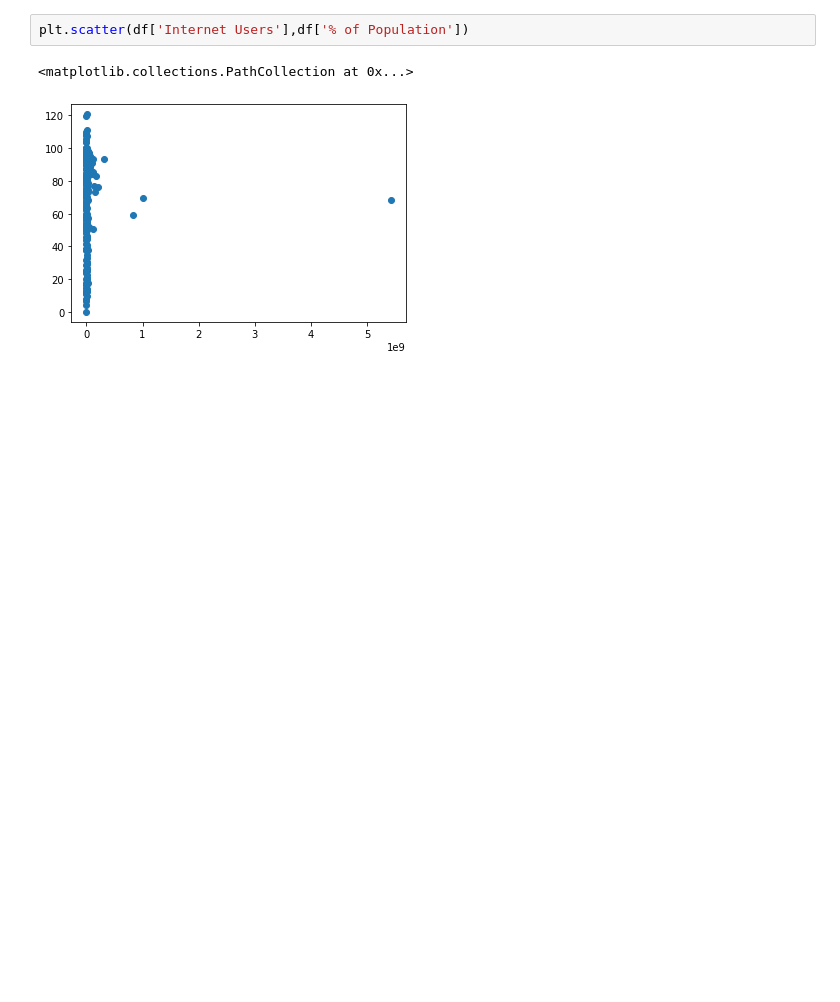
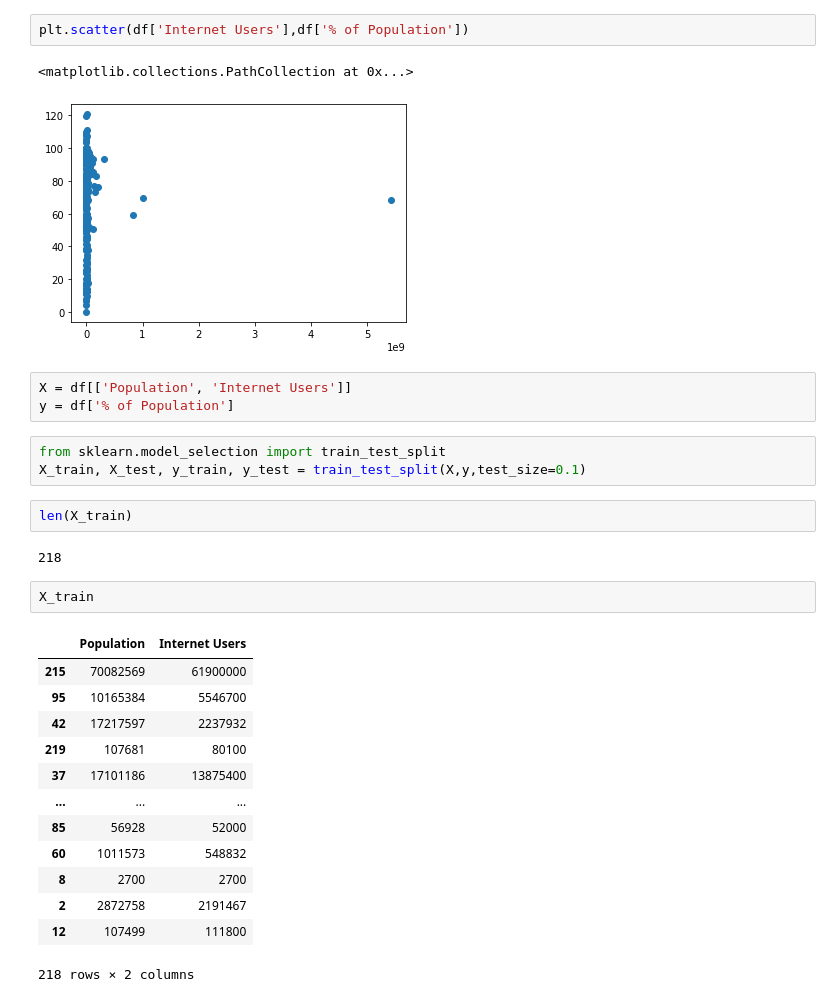
Before and after one commit to sanjibsinha/Machine-Learning-Primer, a Jupyter notebook: train_test_internet.ipynb, the cells around one changed output. Saved outputs shown, nothing was run; the diff lists cells and outputs as text; blank space fills up the shorter version.

```diff
--- a/train_test_internet.ipynb
+++ b/train_test_internet.ipynb
@@ -33,3 +33,29 @@ plt.scatter(df['Internet Users'],df['% of Population'])
 # %% [output]
 <matplotlib.collections.PathCollection at 0x...>
 [figure]
+# %%
+X = df[['Population', 'Internet Users']]
+y = df['% of Population']
+# %%
+from sklearn.model_selection import train_test_split
+X_train, X_test, y_train, y_test = train_test_split(X,y,test_size=0.1)
+# %%
+len(X_train)
+# %% [output]
+218
+# %%
+X_train
+# %% [output]
+|  | Population | Internet Users |
+| 215 | 70082569 | 61900000 |
+| 95 | 10165384 | 5546700 |
+| 42 | 17217597 | 2237932 |
+| 219 | 107681 | 80100 |
+| 37 | 17101186 | 13875400 |
+| ... | ... | ... |
+| 85 | 56928 | 52000 |
+| 60 | 1011573 | 548832 |
+| 8 | 2700 | 2700 |
+| 2 | 2872758 | 2191467 |
+| 12 | 107499 | 111800 |
+218 rows × 2 columns
```
Also changed, not shown: parts of 3 cells of this notebook.
